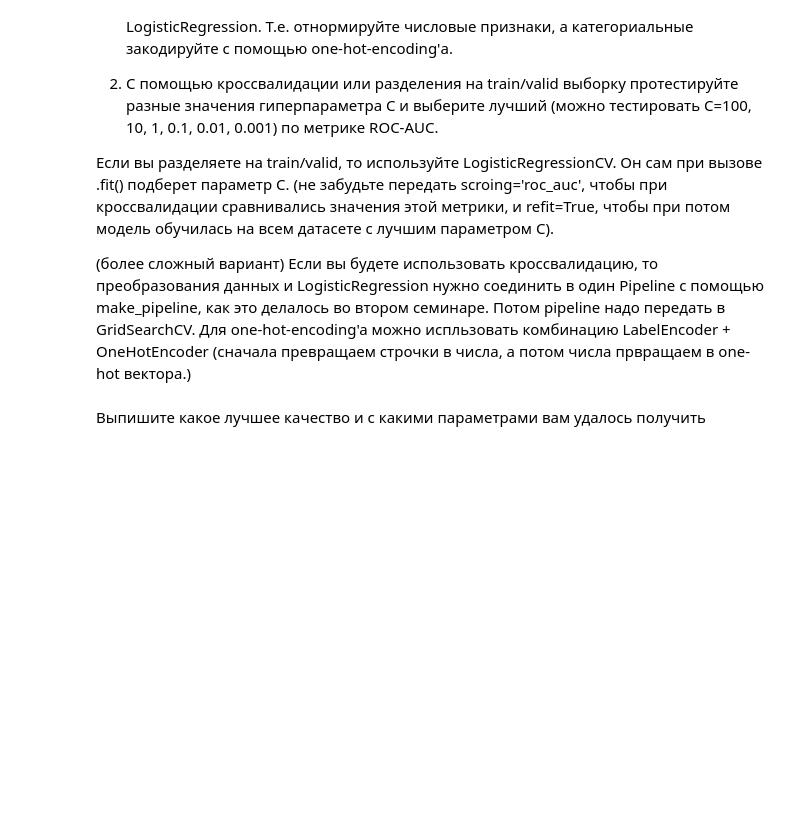
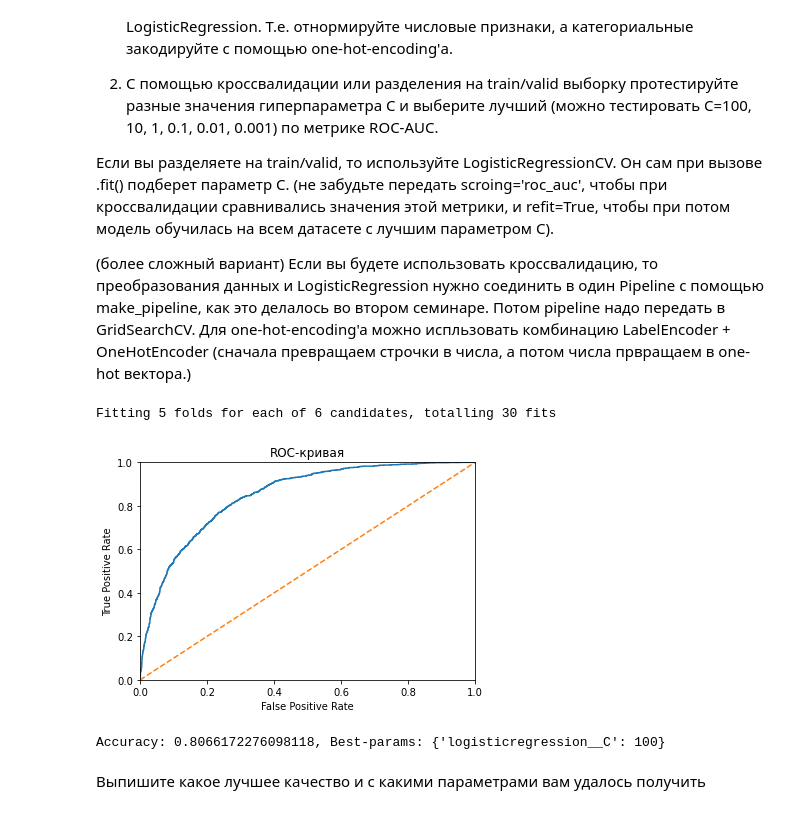
Before and after one commit to Skati/dls, a Jupyter notebook: advanced/user_churn/baseline.ipynb, the cells around one changed output. Drawn from its saved outputs; the diff is of its cells as text; code cells hidden in the pictures; blank space fills up the shorter version.

Commit message:
feat: logistic classifier, basic folder

```diff
--- a/advanced/user_churn/baseline.ipynb
+++ b/advanced/user_churn/baseline.ipynb
@@ -341,0 +350,3 @@ dummy_features = pd.get_dummies(cat_data)
+# %%
+X_train = data.iloc[:, :-1]
+y_train = data['Churn']
@@ -342,3 +355,48 @@ dummy_features = pd.get_dummies(cat_data)
+# %%
+def search_and_draw(X, y, model, params, param_scale='ordinary', draw=True):
+
+    CV_model = GridSearchCV(estimator=model,
+                            param_grid=params,
+                            cv=5,
+                            scoring='roc_auc',
+                            n_jobs=-1,
+                            verbose=10)
+    CV_model.fit(X, y)
+    pred_proba = CV_model.predict_proba(X)[:, 1]
+    predict = CV_model.predict(X)
+    fpr, tpr, thresholds = roc_curve(y, pred_proba)
+    acuracy=accuracy_score(y,predict)
+    plt.figure()
+    plt.plot(fpr, tpr)
+    plt.plot([0, 1], [0, 1], linestyle='--')
+    plt.xlim([0.0, 1.0])
+    plt.ylim([0.0, 1.0])
+    plt.xlabel('False Positive Rate')
+    plt.ylabel('True Positive Rate')
+    plt.title('ROC-кривая')
+    plt.show()
+    print(f"Accuracy: {acuracy}, Best-params: {CV_model.best_params_}")
+    return acuracy
+# %%
+scaler = StandardScaler()
+encoder = OneHotEncoder(drop='first')
+num_transformer = make_pipeline(scaler)
+cat_transformer = make_pipeline(encoder)
+preprocessor = ColumnTransformer(
+    transformers=[('num', num_transformer, num_cols),
+                  ('cat', cat_transformer, cat_cols)])
+clf = Pipeline(
+    steps=[("preprocessor", preprocessor), ("classifier", LogisticRegression())]
+)
+
+model = make_pipeline(preprocessor, LogisticRegression(max_iter=500))
+# %%
+param_grid = {'logisticregression__C': [100, 10, 1, 0.1, 0.01, 0.001]}
+search_and_draw(X_train, y_train, model, param_grid, 'order');
+# %% [output]
+Fitting 5 folds for each of 6 candidates, totalling 30 fits
+[figure, added]
+Accuracy: 0.8066172276098118, Best-params: {'logisticregression__C': 100}
 # %% [markdown]
 Выпишите какое лучшее качество и с какими параметрами вам удалось получить
 # %% [markdown]
```
Also changed, not shown: parts of 10 cells of this notebook.
